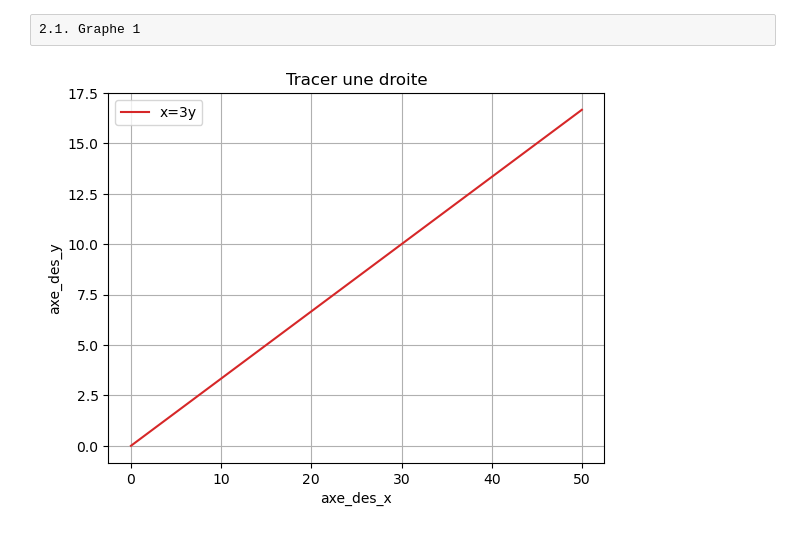
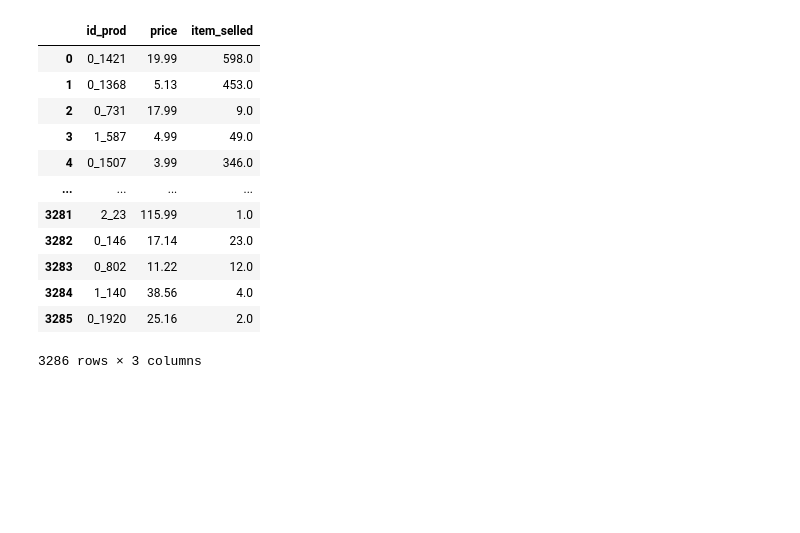
Before and after one commit to PaulO6967/THP_day24_graph, a Jupyter notebook: Chart.ipynb, the cells around one changed output. Cells and saved outputs as stored; diff of their text form; code cells hidden in the pictures; blank space fills up the shorter version.

```diff
--- a/Chart.ipynb
+++ b/Chart.ipynb
@@ -6,14 +0,0 @@ import seaborn as sns
-# %% [raw]
-2.1. Graphe 1
-# %%
-axe_des_x = np.arange(51)
-axe_des_y = axe_des_x/3
-fig = plt.figure()
-ax = fig.add_subplot()
-ax.plot(axe_des_x, axe_des_y, color="C3", label="x=3y")
-ax.grid(True)
-ax.set(title='Tracer une droite', ylabel='axe_des_y', xlabel='axe_des_x')
-ax.legend()
-plt.show()
-# %% [output]
-[figure, removed]
@@ -19,0 +16,16 @@ plt.show()
+# %%
+display(article_sells_by_price)
+# %% [output]
+|  | id_prod | price | item_selled |
+| 0 | 0_1421 | 19.99 | 598.0 |
+| 1 | 0_1368 | 5.13 | 453.0 |
+| 2 | 0_731 | 17.99 | 9.0 |
+| 3 | 1_587 | 4.99 | 49.0 |
+| 4 | 0_1507 | 3.99 | 346.0 |
+| ... | ... | ... | ... |
+| 3281 | 2_23 | 115.99 | 1.0 |
+| 3282 | 0_146 | 17.14 | 23.0 |
+| 3283 | 0_802 | 11.22 | 12.0 |
+| 3284 | 1_140 | 38.56 | 4.0 |
+| 3285 | 0_1920 | 25.16 | 2.0 |
+3286 rows × 3 columns
```
Also changed, not shown: parts of 4 cells of this notebook, 5 other files.
